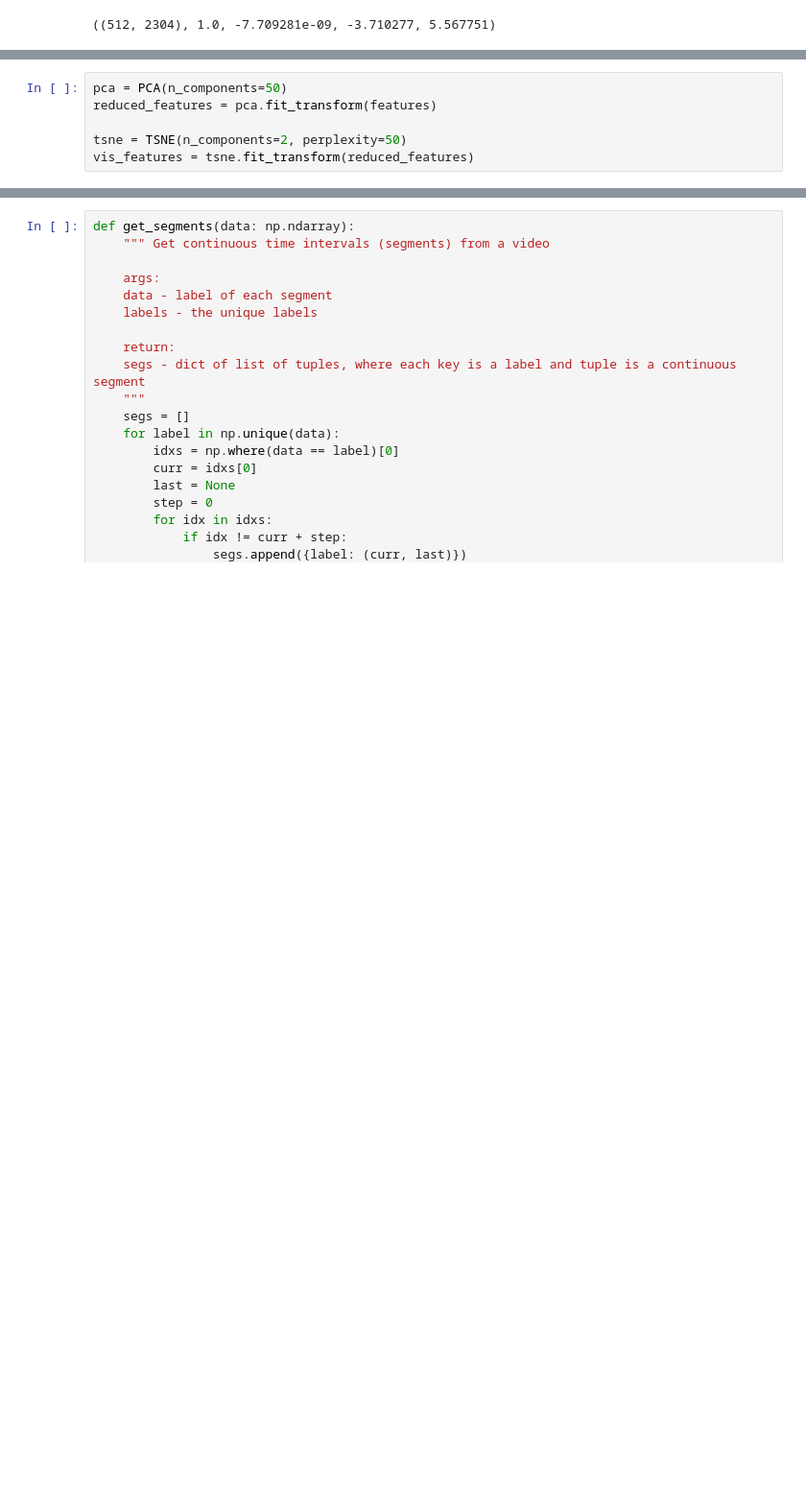
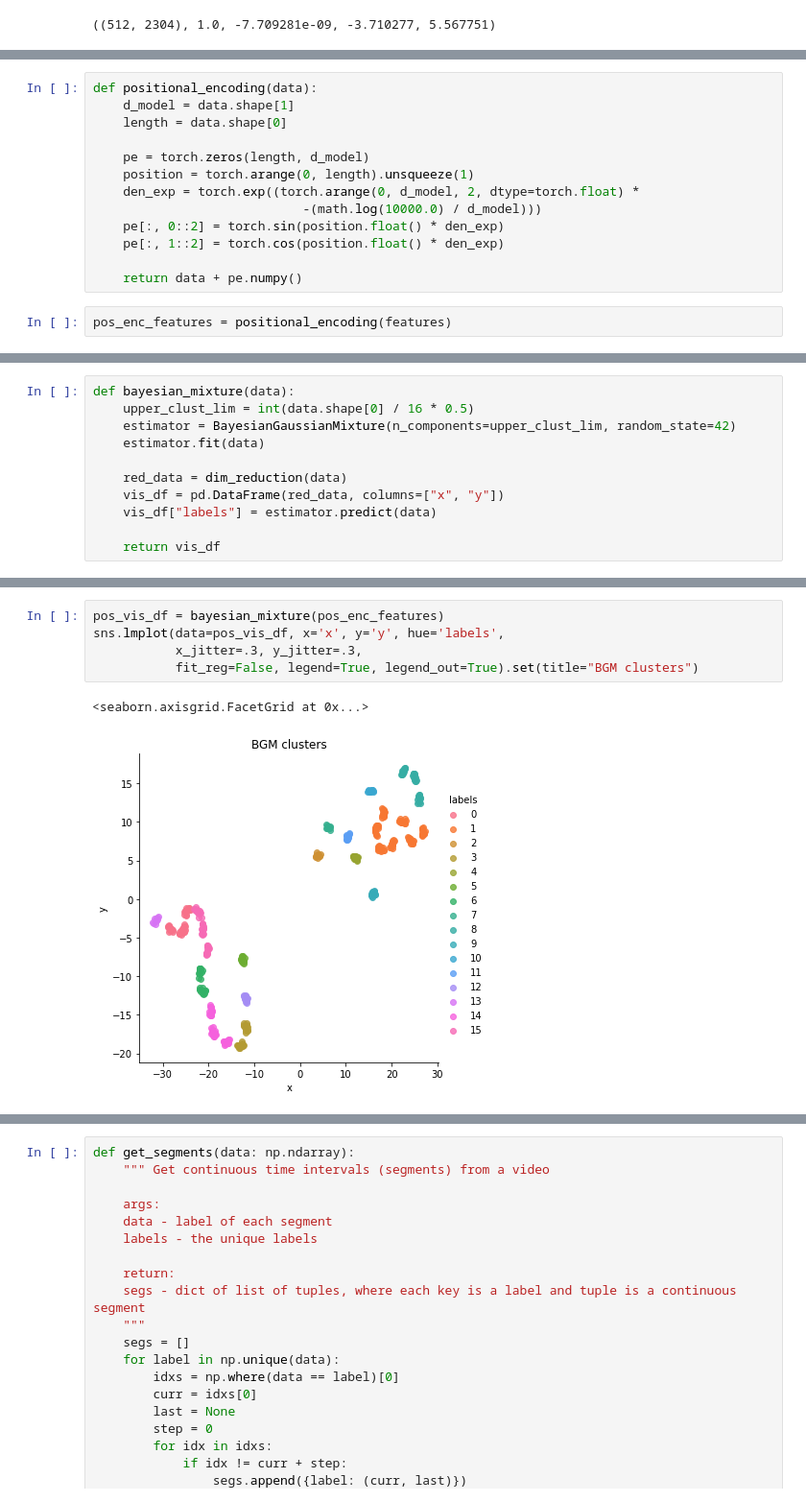
Before and after one commit to gpmarques/action-segmentation, a Jupyter notebook: prototyping.ipynb, the cells around one changed output, grey strips where cells are left out. Shown at 96% size. Cells and saved outputs as stored; diff of their text form; blank space fills up the shorter version.

Commit message:
Positional Encoding and auto cluster

```diff
--- a/prototyping.ipynb
+++ b/prototyping.ipynb
@@ -31,6 +30,0 @@ sc_labels = sc_clusterizer.clusterize(features)
-# %%
-pca = PCA(n_components=50)
-reduced_features = pca.fit_transform(features)
-
-tsne = TSNE(n_components=2, perplexity=50)
-vis_features = tsne.fit_transform(reduced_features)
@@ -59,0 +31,15 @@ sns.lmplot(data=vis_feat_df, x='x', y='y', hue='sc_labels',
+# %%
+def positional_encoding(data):
+    d_model = data.shape[1]
+    length = data.shape[0]
+
+    pe = torch.zeros(length, d_model)
+    position = torch.arange(0, length).unsqueeze(1)
+    den_exp = torch.exp((torch.arange(0, d_model, 2, dtype=torch.float) *
+                            -(math.log(10000.0) / d_model)))
+    pe[:, 0::2] = torch.sin(position.float() * den_exp)
+    pe[:, 1::2] = torch.cos(position.float() * den_exp)
+
+    return data + pe.numpy()
+# %%
+pos_enc_features = positional_encoding(features)
@@ -59,0 +122,11 @@ sns.lmplot(data=vis_feat_df, x='x', y='y', hue='sc_labels',
+# %%
+def bayesian_mixture(data):
+    upper_clust_lim = int(data.shape[0] / 16 * 0.5)
+    estimator = BayesianGaussianMixture(n_components=upper_clust_lim, random_state=42)
+    estimator.fit(data)
+
+    red_data = dim_reduction(data)
+    vis_df = pd.DataFrame(red_data, columns=["x", "y"])
+    vis_df["labels"] = estimator.predict(data)
+
+    return vis_df
@@ -59,0 +148,8 @@ sns.lmplot(data=vis_feat_df, x='x', y='y', hue='sc_labels',
+# %%
+pos_vis_df = bayesian_mixture(pos_enc_features)
+sns.lmplot(data=pos_vis_df, x='x', y='y', hue='labels',
+           x_jitter=.3, y_jitter=.3,
+           fit_reg=False, legend=True, legend_out=True).set(title="BGM clusters")
+# %% [output]
+<seaborn.axisgrid.FacetGrid at 0x...>
+[figure, added]
```
Also changed, not shown: parts of 13 cells of this notebook, 7 other files.
